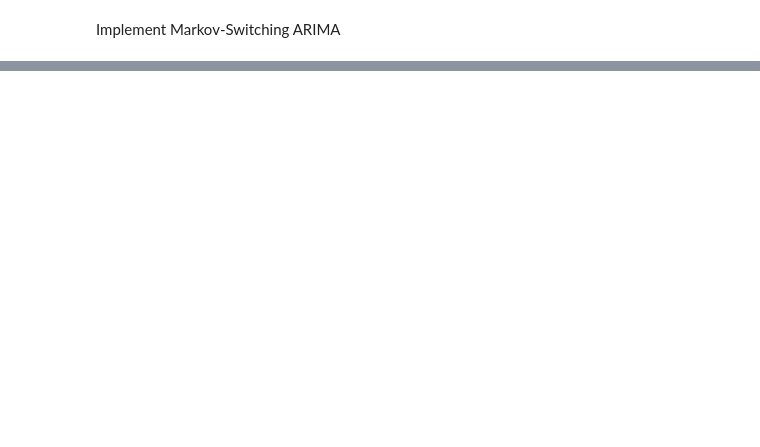
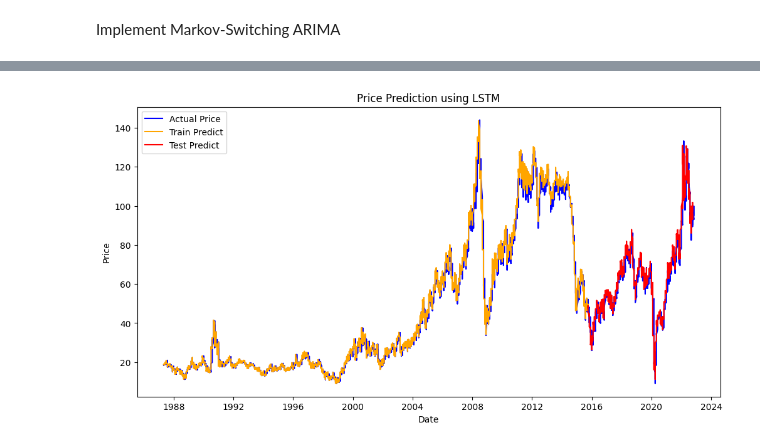
Before and after one commit to hermelawesene/Change-point-analysis-and-statistical-modelling--WEEK10, a Jupyter notebook: notebooks/analyze_brent_oil_price.ipynb, the cells around one changed output, grey strips where cells are left out. Cells and saved outputs as stored; diff of their text form; code cells hidden in the pictures; blank space fills up the shorter version.

Commit message:
adding LSTM and Markov-Switching

```diff
--- a/notebooks/analyze_brent_oil_price.ipynb
+++ b/notebooks/analyze_brent_oil_price.ipynb
@@ -252,0 +382,79 @@ ImportError: cannot import name 'Trend' from 'pydlm' (c:\Users\Hermela\Documents
+# %%
+# Load the data
+data = pd.read_csv('../data/brent_oil_price_cleaned.csv')
+# Convert Year and Month to a DateTime object
+data['Date'] = pd.to_datetime(data[['Year', 'Month']].assign(DAY=1))
+data.set_index('Date', inplace=True)
+
+# Use only the Price column for LSTM
+data = data[['Price']]
+
+# Normalize the data
+scaler = MinMaxScaler(feature_range=(0, 1))
+scaled_data = scaler.fit_transform(data)
+
+# Function to create a dataset for LSTM
+def create_dataset(data, time_step=1):
+    X, y = [], []
+    for i in range(len(data) - time_step - 1):
+        X.append(data[i:(i + time_step), 0])
+        y.append(data[i + time_step, 0])
+    return np.array(X), np.array(y)
+
+# Define time step
+time_step = 10
+X, y = create_dataset(scaled_data, time_step)
+
+# Reshape input to be [samples, time steps, features]
+X = X.reshape(X.shape[0], X.shape[1], 1)
+
+# Split the data into training and testing sets
+train_size = int(len(X) * 0.8)
+X_train, X_test = X[:train_size], X[train_size:]
+y_train, y_test = y[:train_size], y[train_size:]
+
+# Build the LSTM model
+model = Sequential()
+model.add(LSTM(50, return_sequences=True, input_shape=(X_train.shape[1], 1)))
+model.add(Dropout(0.2))
+model.add(LSTM(50, return_sequences=False))
+model.add(Dropout(0.2))
+model.add(Dense(1))
+
+# Compile the model
+model.compile(optimizer='adam', loss='mean_squared_error')
+
+# Train the model
+model.fit(X_train, y_train, epochs=100, batch_size=32)
+
+# Make predictions
+train_predict = model.predict(X_train)
+test_predict = model.predict(X_test)
+
+# Inverse transform predictions
+train_predict = scaler.inverse_transform(train_predict)
+test_predict = scaler.inverse_transform(test_predict)
+
+# Calculate RMSE
+train_rmse = np.sqrt(mean_squared_error(y_train, train_predict))
+test_rmse = np.sqrt(mean_squared_error(y_test, test_predict))
+
+print(f'Train RMSE: {train_rmse}')
+print(f'Test RMSE: {test_rmse}')
+
+# Plot results
+plt.figure(figsize=(12, 6))
+plt.plot(data.index, data['Price'], label='Actual Price', color='blue')
+
+# Adjust the index for train_predict to match its size
+plt.plot(data.index[:train_size], train_predict[:,0], label='Train Predict', color='orange') # Changed here
+
+# Adjust the index for test_predict to match its size and start from train_size
+plt.plot(data.index[train_size:train_size+len(test_predict)], test_predict[:,0], label='Test Predict', color='red') # Changed here
+
+plt.title('Price Prediction using LSTM')
+plt.xlabel('Date')
+plt.ylabel('Price')
+plt.legend()
+plt.show()
+# %% [output]
@@ -252,0 +479 @@ ImportError: cannot import name 'Trend' from 'pydlm' (c:\Users\Hermela\Documents
+[figure, added]
```
Also changed, not shown: parts of 16 cells of this notebook.
